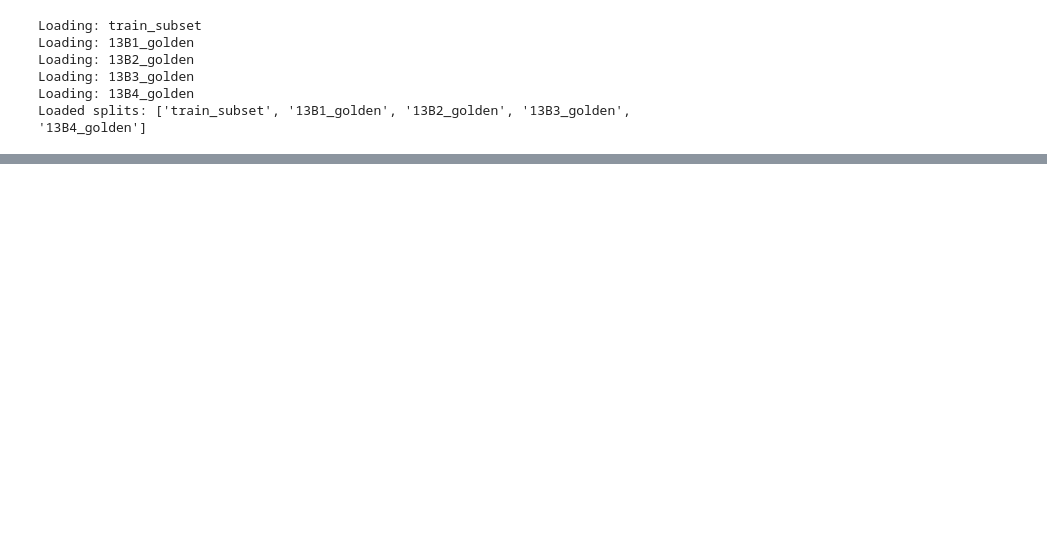
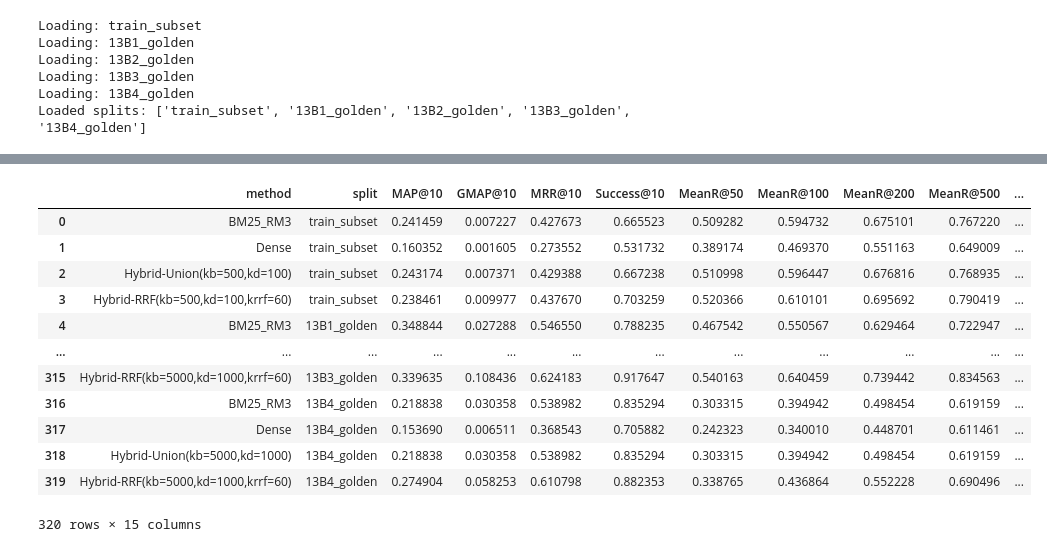
Before and after one commit to fulaibaowang/BioASQ, a Jupyter notebook: notebooks/hybird.ipynb, the cells around one changed output, grey strips where cells are left out. Saved outputs shown, nothing was run; the diff lists cells and outputs as text; code cells hidden in the pictures; blank space fills up the shorter version.

```diff
--- a/notebooks/hybird.ipynb
+++ b/notebooks/hybird.ipynb
@@ -384,0 +431,16 @@ results_df.head()
+# %%
+results_df
+# %% [output]
+|  | method | split | MAP@10 | GMAP@10 | MRR@10 | Success@10 | MeanR@50 | MeanR@100 | MeanR@200 | MeanR@500 | ... |
+| 0 | BM25_RM3 | train_subset | 0.241459 | 0.007227 | 0.427673 | 0.665523 | 0.509282 | 0.594732 | 0.675101 | 0.767220 | ... |
+| 1 | Dense | train_subset | 0.160352 | 0.001605 | 0.273552 | 0.531732 | 0.389174 | 0.469370 | 0.551163 | 0.649009 | ... |
+| 2 | Hybrid-Union(kb=500,kd=100) | train_subset | 0.243174 | 0.007371 | 0.429388 | 0.667238 | 0.510998 | 0.596447 | 0.676816 | 0.768935 | ... |
+| 3 | Hybrid-RRF(kb=500,kd=100,krrf=60) | train_subset | 0.238461 | 0.009977 | 0.437670 | 0.703259 | 0.520366 | 0.610101 | 0.695692 | 0.790419 | ... |
+| 4 | BM25_RM3 | 13B1_golden | 0.348844 | 0.027288 | 0.546550 | 0.788235 | 0.467542 | 0.550567 | 0.629464 | 0.722947 | ... |
+| ... | ... | ... | ... | ... | ... | ... | ... | ... | ... | ... | ... |
+| 315 | Hybrid-RRF(kb=5000,kd=1000,krrf=60) | 13B3_golden | 0.339635 | 0.108436 | 0.624183 | 0.917647 | 0.540163 | 0.640459 | 0.739442 | 0.834563 | ... |
+| 316 | BM25_RM3 | 13B4_golden | 0.218838 | 0.030358 | 0.538982 | 0.835294 | 0.303315 | 0.394942 | 0.498454 | 0.619159 | ... |
+| 317 | Dense | 13B4_golden | 0.153690 | 0.006511 | 0.368543 | 0.705882 | 0.242323 | 0.340010 | 0.448701 | 0.611461 | ... |
+| 318 | Hybrid-Union(kb=5000,kd=1000) | 13B4_golden | 0.218838 | 0.030358 | 0.538982 | 0.835294 | 0.303315 | 0.394942 | 0.498454 | 0.619159 | ... |
+| 319 | Hybrid-RRF(kb=5000,kd=1000,krrf=60) | 13B4_golden | 0.274904 | 0.058253 | 0.610798 | 0.882353 | 0.338765 | 0.436864 | 0.552228 | 0.690496 | ... |
+320 rows × 15 columns
```
Also changed, not shown: parts of 10 cells of this notebook, 1 other file.
